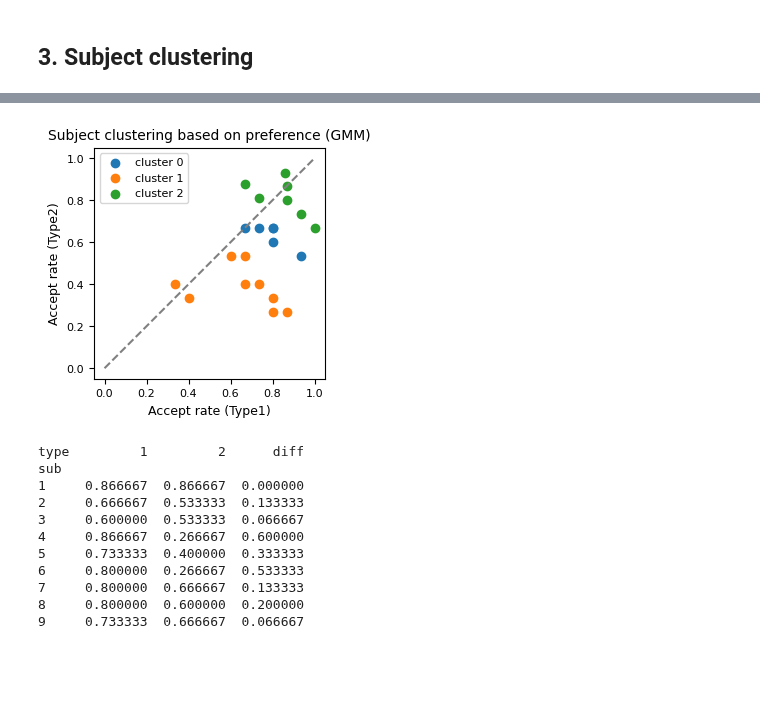
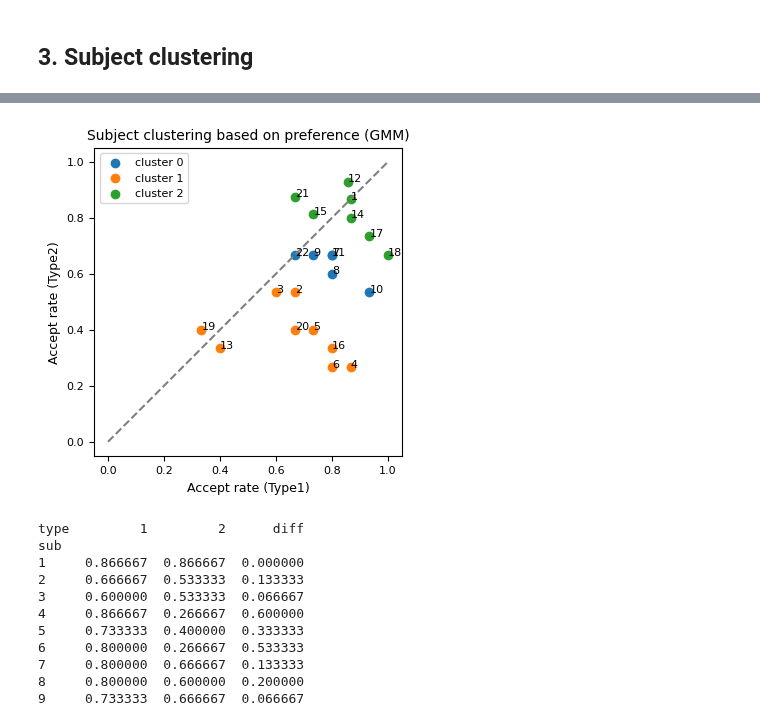
Before and after one commit to yxlin02/HCICarSim, a Jupyter notebook: DataAnalysis.ipynb, the cells around one changed output, grey strips where cells are left out. Cells and saved outputs as stored; diff of their text form; code cells hidden in the pictures; blank space fills up the shorter version.

```diff
--- a/DataAnalysis.ipynb
+++ b/DataAnalysis.ipynb
@@ -569,7 +601,7 @@ X = pivot[["accept_type1", "accept_type2"]].values
 kmeans = KMeans(n_clusters=3, random_state=0).fit(X)
 pivot["cluster"] = kmeans.labels_
 
-plt.figure(figsize=(3,3))
+plt.figure(figsize=(4,4))
 
 for c in sorted(pivot["cluster"].unique()):
     sub_df = pivot[pivot["cluster"]==c]
@@ -578,6 +610,13 @@ for c in sorted(pivot["cluster"].unique()):
         sub_df["accept_type2"],
         label=f"cluster {c}"
     )
+    for idx, row in sub_df.iterrows():
+        plt.text(
+            row["accept_type1"],
+            row["accept_type2"],
+            str(idx),
+            fontsize=8
+        )
 
 plt.plot([0, 1], [0, 1], "--", color="gray")
 
@@ -594,32 +633,39 @@ plt.show()
 # %%
 import matplotlib.pyplot as plt
 from sklearn.mixture import GaussianMixture
 
 X = pivot[["accept_type1", "accept_type2"]].values
 
 gmm = GaussianMixture(n_components=3, random_state=42)
 pivot["cluster"] = gmm.fit_predict(X)
 
-fig, ax = plt.subplots(figsize=(3, 3))
+fig, ax = plt.subplots(figsize=(4, 4))
 
 for c in sorted(pivot["cluster"].unique()):
     sub_df = pivot[pivot["cluster"] == c]
     ax.scatter(
         sub_df["accept_type1"],
         sub_df["accept_type2"],
         label=f"cluster {c}"
     )
+    for idx, row in sub_df.iterrows():
+        plt.text(
+            row["accept_type1"],
+            row["accept_type2"],
+            str(idx),
+            fontsize=8
+        )
 
 ax.set_xlabel("Accept rate (Type1)")
 ax.set_ylabel("Accept rate (Type2)")
 ax.set_aspect("equal", adjustable="box")
 ax.plot([0, 1], [0, 1], "--", color="gray")
 ax.legend()
 ax.set_title("Subject clustering based on preference (GMM)")
 
 plt.show()
 # %% [output]
-[figure, old version]
+[figure, new version]
 # %%
 pivot = df_trial.pivot_table(
     index="sub",
```
Also changed, not shown: parts of 12 cells of this notebook.
